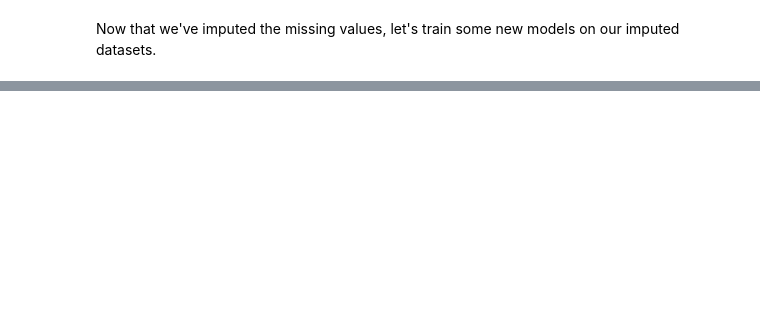
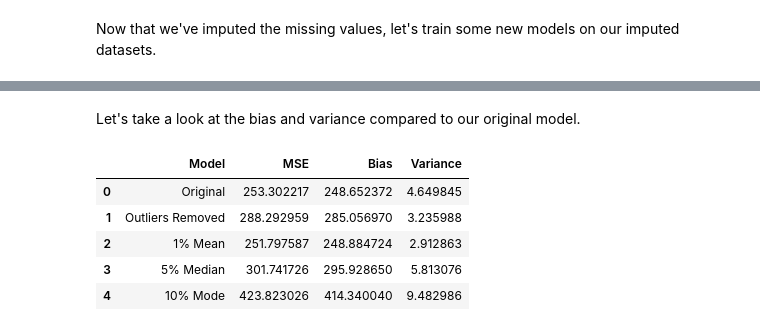
Before and after one commit to vishnuraosharma/exploratory-data-analysis, a Jupyter notebook: Nutrition /ML_Data_Cleaning_and_Feature_Selection_Food_Nutrition.ipynb, the cells around one changed output, grey strips where cells are left out. Cells and saved outputs as stored; diff of their text form; code cells hidden in the pictures; blank space fills up the shorter version.

```diff
--- a/Nutrition /ML_Data_Cleaning_and_Feature_Selection_Food_Nutrition.ipynb
+++ b/Nutrition /ML_Data_Cleaning_and_Feature_Selection_Food_Nutrition.ipynb
@@ -994,0 +1021,58 @@ Intercept: 216.95424848288434
+# %% [markdown]
+Let's take a look at the bias and variance compared to our original model.
+# %%
+# Create a blank df to store our results with cols [Model, RMSE, R^2, Bias, Variance]
+df_results = pd.DataFrame(columns=['Model', 'MSE', 'Bias', 'Variance'])
+
+# Check the bias and variance of our original model
+from mlxtend.evaluate import bias_variance_decomp
+
+# Ensure that y_train and y_test are 1-dimensional arrays
+y_train = y_train.squeeze()
+y_test = y_test.squeeze()
+
+# Calculate bias and variance using mlxtend's bias_variance_decomp
+mse, bias, variance = bias_variance_decomp(originalmodel, X_train.values, y_train.values, X_test.values, y_test.values, loss='mse', num_rounds=200, random_seed=42)
+
+# Add the results to our df
+df_results = df_results.append({'Model': 'Original', 'MSE': mse, 'Bias': bias, 'Variance': variance}, ignore_index=True)
+
+# Check the bias and variance of our model trained on 1% mean-replaced data
+y_train_2 = y_train_2.squeeze()
+
+mse, bias, variance = bias_variance_decomp(model_mean, X_train_2.values, y_train_2.values, X_test.values, y_test.values, loss='mse', num_rounds=200, random_seed=42)
+
+# Add the results to our df
+df_results = df_results.append({'Model': 'Outliers Removed', 'MSE': mse, 'Bias': bias, 'Variance': variance}, ignore_index=True)
+
+# Check the bias and variance of our model trained on 1% mean-replaced data
+y_train_3 = y_train_3.squeeze()
+
+mse, bias, variance = bias_variance_decomp(model_mean, X_train_3.values, y_train_3.values, X_test.values, y_test.values, loss='mse', num_rounds=200, random_seed=42)
+
+# Add the results to our df
+df_results = df_results.append({'Model': '1% Mean', 'MSE': mse, 'Bias': bias, 'Variance': variance}, ignore_index=True)
+
+# Check the bias and variance of our model trained on 5% median-replaced data
+y_train_4 = y_train_4.squeeze()
+mse, bias, variance = bias_variance_decomp(model_median, X_train_4.values, y_train_4.values, X_test.values, y_test.values, loss='mse', num_rounds=200, random_seed=42)
+
+# Add the results to our df
+df_results = df_results.append({'Model': '5% Median', 'MSE': mse, 'Bias': bias, 'Variance': variance}, ignore_index=True)
+
+# Check the bias and variance of our model trained on 10% mode-replaced data
+y_train_5 = y_train_5.squeeze()
+mse, bias, variance = bias_variance_decomp(model_mode, X_train_5.values, y_train_5.values, X_test.values, y_test.values, loss='mse', num_rounds=200, random_seed=42)
+
+# Add the results to our df
+df_results = df_results.append({'Model': '10% Mode', 'MSE': mse, 'Bias': bias, 'Variance': variance}, ignore_index=True)
+
+# Show the results
+df_results
+# %% [output]
+|  | Model | MSE | Bias | Variance |
+| 0 | Original | 253.302217 | 248.652372 | 4.649845 |
+| 1 | Outliers Removed | 288.292959 | 285.056970 | 3.235988 |
+| 2 | 1% Mean | 251.797587 | 248.884724 | 2.912863 |
+| 3 | 5% Median | 301.741726 | 295.928650 | 5.813076 |
+| 4 | 10% Mode | 423.823026 | 414.340040 | 9.482986 |
```
Also changed, not shown: parts of 39 cells of this notebook.
